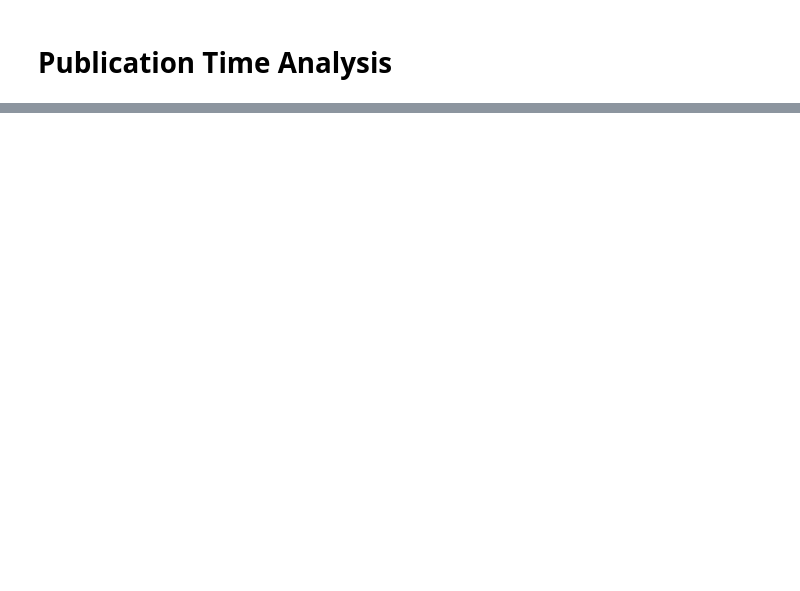
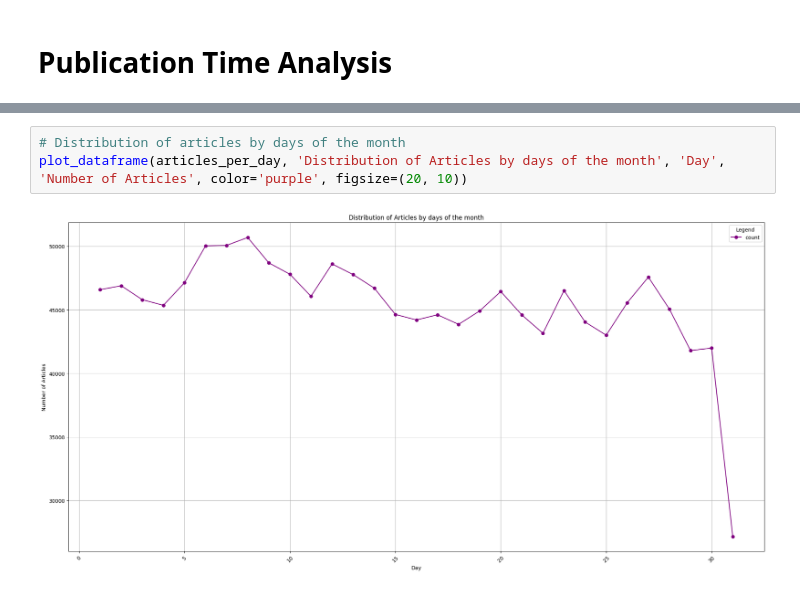
Before and after one commit to Khayo-7/10Academy-Kifiya-Week-1, a Jupyter notebook: notebooks/analyst_ratings_EDA.ipynb, the cells around one changed output, grey strips where cells are left out. Saved outputs shown, nothing was run; the diff lists cells and outputs as text; blank space fills up the shorter version.

```diff
--- a/notebooks/analyst_ratings_EDA.ipynb
+++ b/notebooks/analyst_ratings_EDA.ipynb
@@ -252,0 +211,5 @@ spikes
+# %%
+# Distribution of articles by days of the month
+plot_dataframe(articles_per_day, 'Distribution of Articles by days of the month', 'Day', 'Number of Articles', color='purple', figsize=(20, 10))
+# %% [output]
+[figure, added]
```
Also changed, not shown: parts of 59 cells of this notebook, 22 other files.
